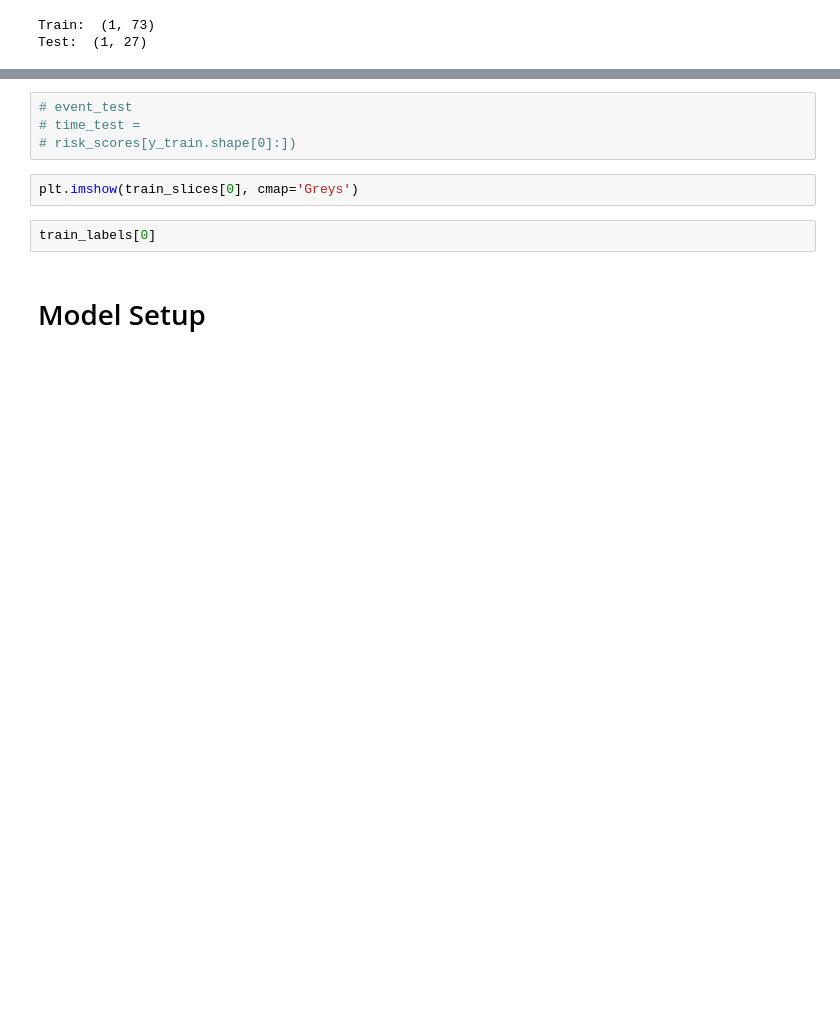
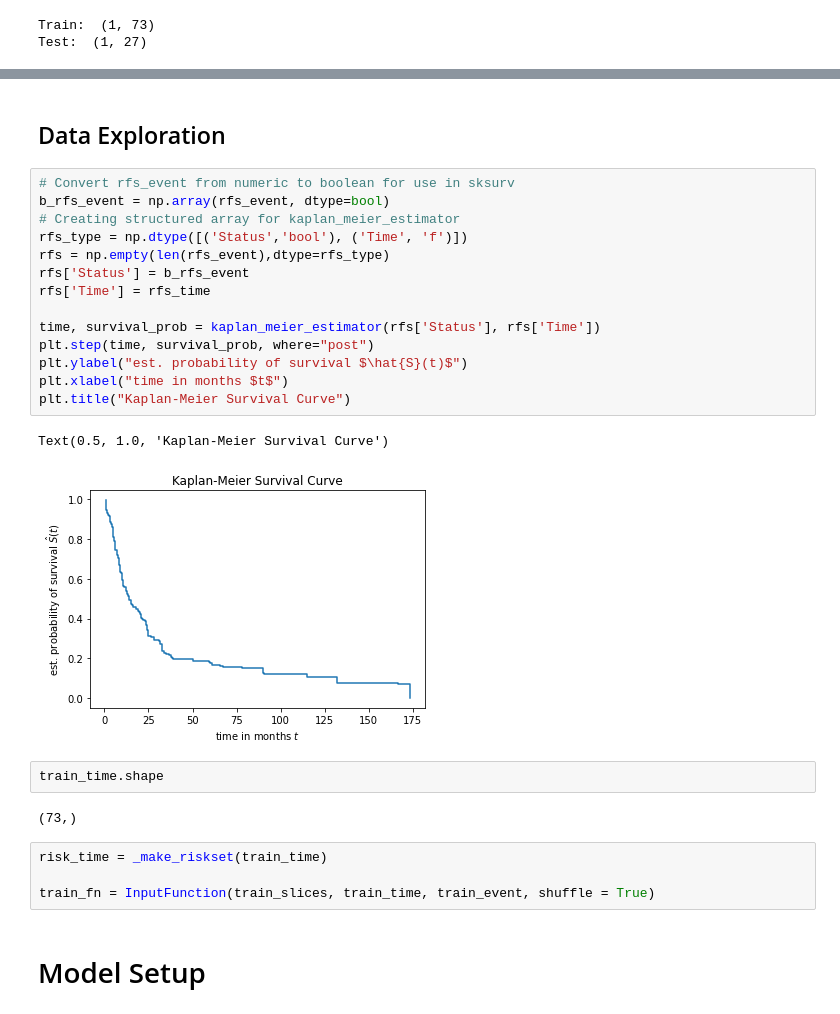
Before and after one commit to strixy16/cisc867_final_project, a Jupyter notebook: main.ipynb, the cells around one changed output, grey strips where cells are left out. Drawn from its saved outputs; the diff is of its cells as text; blank space fills up the shorter version.

```diff
--- a/main.ipynb
+++ b/main.ipynb
@@ -155,11 +127,30 @@ print("Testing labels: ", test_labels.shape)
-# %%
-# event_test
-# time_test =
-# risk_scores[y_train.shape[0]:])
-# %%
-plt.imshow(train_slices[0], cmap='Greys')
-# %%
-train_labels[0]
+# %% [markdown]
+## Data Exploration
+# %%
+# Convert rfs_event from numeric to boolean for use in sksurv
+b_rfs_event = np.array(rfs_event, dtype=bool)
+# Creating structured array for kaplan_meier_estimator
+rfs_type = np.dtype([('Status','bool'), ('Time', 'f')])
+rfs = np.empty(len(rfs_event),dtype=rfs_type)
+rfs['Status'] = b_rfs_event
+rfs['Time'] = rfs_time
+
+time, survival_prob = kaplan_meier_estimator(rfs['Status'], rfs['Time'])
+plt.step(time, survival_prob, where="post")
+plt.ylabel("est. probability of survival $\hat{S}(t)$")
+plt.xlabel("time in months $t$")
+plt.title("Kaplan-Meier Survival Curve")
+# %% [output]
+Text(0.5, 1.0, 'Kaplan-Meier Survival Curve')
+[figure, added]
+# %%
+train_time.shape
+# %% [output]
+(73,)
+# %%
+risk_time = _make_riskset(train_time)
+
+train_fn = InputFunction(train_slices, train_time, train_event, shuffle = True)
 # %% [markdown]
 # Model Setup
 # %% [markdown]
```
Also changed, not shown: parts of 10 cells of this notebook.
